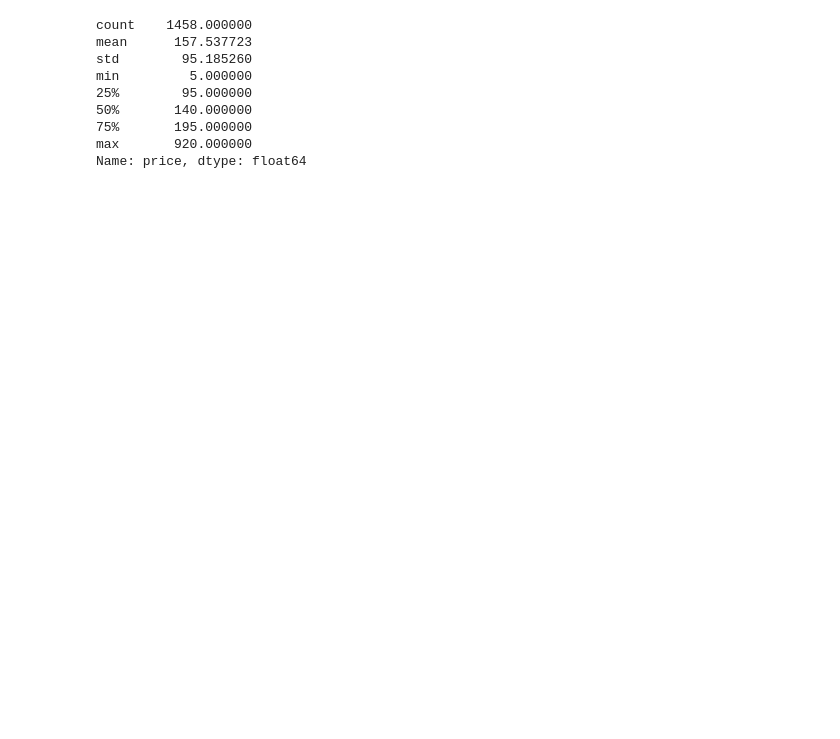
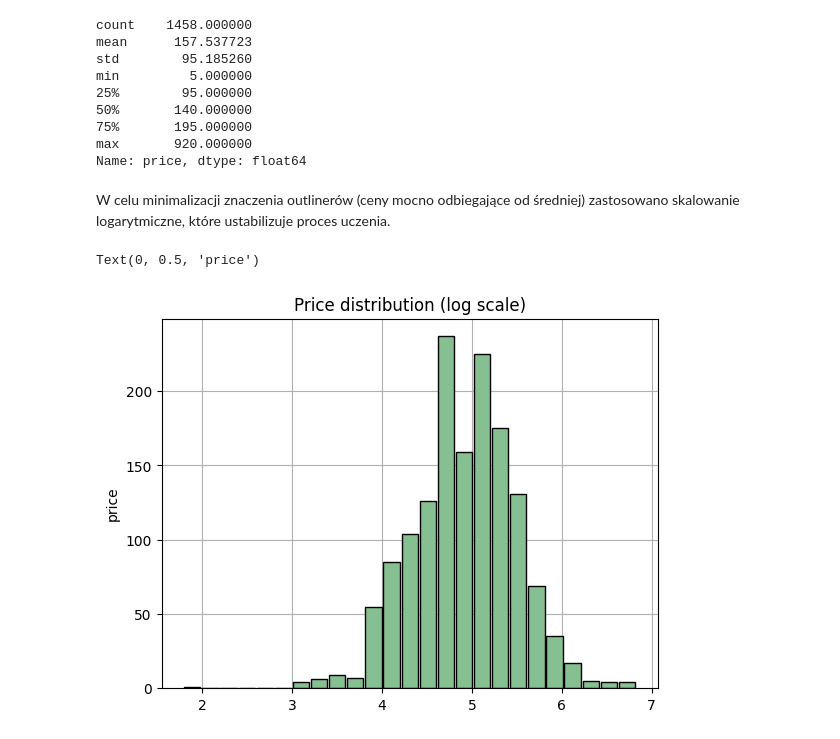
Before and after one commit to susek555/IUM, a Jupyter notebook: notebooks/preprocessing_02.ipynb, the cells around one changed output. Cells and saved outputs as stored; diff of their text form; code cells hidden in the pictures; blank space fills up the shorter version.

```diff
--- a/notebooks/preprocessing_02.ipynb
+++ b/notebooks/preprocessing_02.ipynb
@@ -845,3 +848,13 @@ min         5.000000
 75%       195.000000
 max       920.000000
 Name: price, dtype: float64
+# %% [markdown]
+W celu minimalizacji znaczenia outlinerów (ceny mocno odbiegające od średniej) zastosowano skalowanie logarytmiczne, które ustabilizuje proces uczenia.
+# %%
+target = logarithmize_price(target)
+hist = target.hist(bins=25, color="#86bf91", edgecolor="black", zorder=2, rwidth=0.9)
+plt.title("Price distribution (log scale)")
+plt.ylabel("price")
+# %% [output]
+Text(0, 0.5, 'price')
+[figure, added]
```
Also changed, not shown: parts of 1 cell of this notebook, 2 other files.
